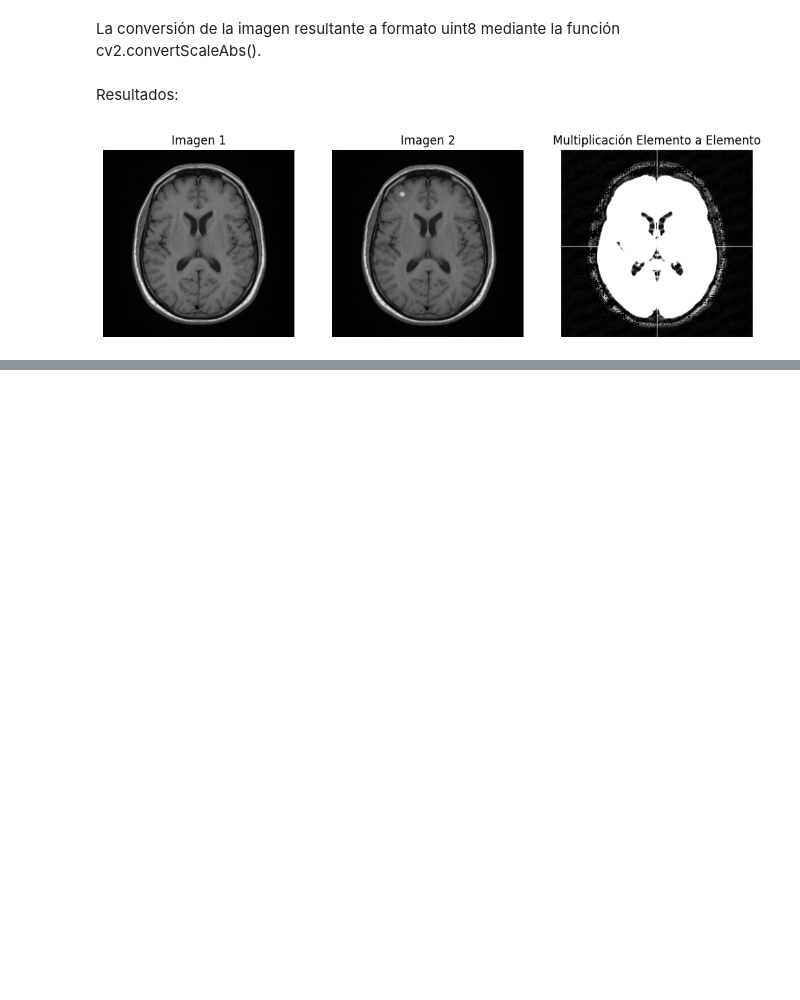
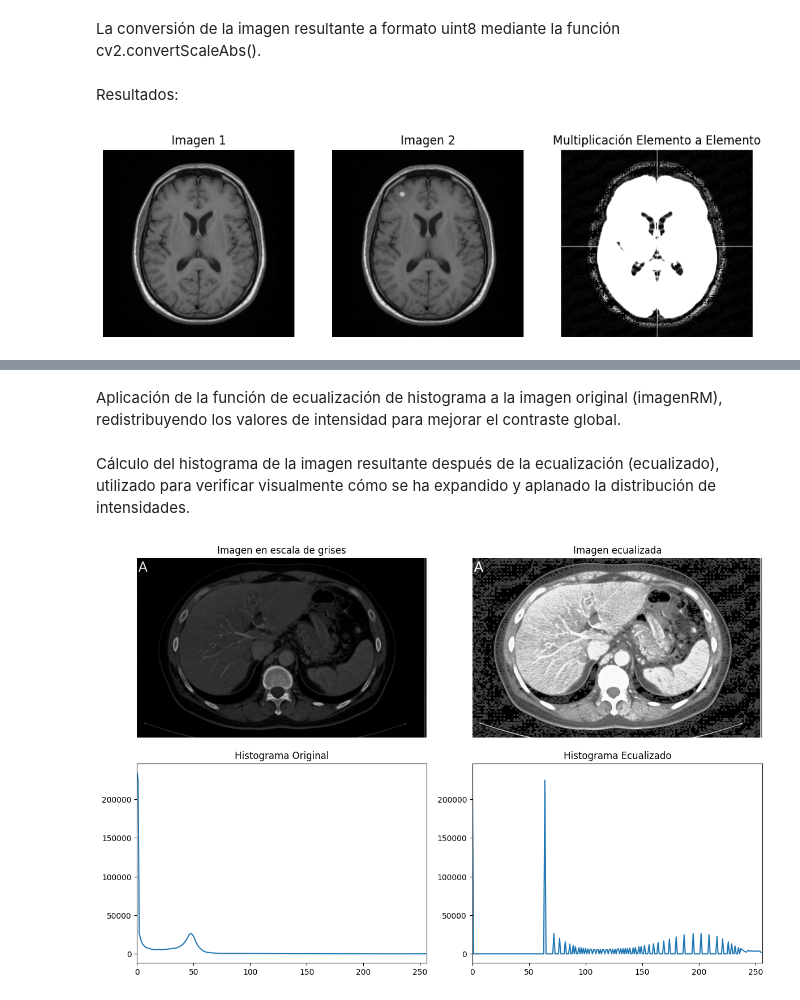
Before and after one commit to JanethGrimaldo/AI, a Jupyter notebook: Practica_6.ipynb, the cells around one changed output, grey strips where cells are left out. Drawn from its saved outputs; the diff is of its cells as text; code cells hidden in the pictures; blank space fills up the shorter version.

```diff
--- a/Practica_6.ipynb
+++ b/Practica_6.ipynb
@@ -221,0 +226,2 @@ plt.show()
+# %%
+imagenRM = cv2.imread("7.jpg", cv2.IMREAD_GRAYSCALE)
@@ -221,0 +230,37 @@ plt.show()
+# %%
+histograma = cv2.calcHist([imagenRM], [0], None, [256], [0,256])
+# %% [markdown]
+Aplicación de la función de ecualización de histograma a la imagen original (imagenRM), redistribuyendo los valores de intensidad para mejorar el contraste global.
+# %%
+ecualizado = cv2.equalizeHist(imagenRM)
+# %% [markdown]
+Cálculo del histograma de la imagen resultante después de la ecualización (ecualizado), utilizado para verificar visualmente cómo se ha expandido y aplanado la distribución de intensidades.
+# %%
+histecualizado = cv2.calcHist([ecualizado], [0], None, [256], [0,256])
+# %%
+plt.figure(figsize=(12,8))
+
+plt.subplot(2,2,1)
+plt.imshow(imagenRM, cmap='gray')
+plt.title("Imagen en escala de grises")
+plt.axis("off")
+
+plt.subplot(2,2,2)
+plt.imshow(ecualizado, cmap='gray')
+plt.title("Imagen ecualizada")
+plt.axis("off")
+
+plt.subplot(2,2,3)
+plt.plot(histograma)
+plt.title("Histograma Original")
+plt.xlim([0,256])
+
+plt.subplot(2,2,4)
+plt.plot(histecualizado)
+plt.title("Histograma Ecualizado")
+plt.xlim([0,256])
+
+plt.tight_layout()
+plt.show()
+# %% [output]
+[figure, added]
```
Also changed, not shown: parts of 2 cells of this notebook.
